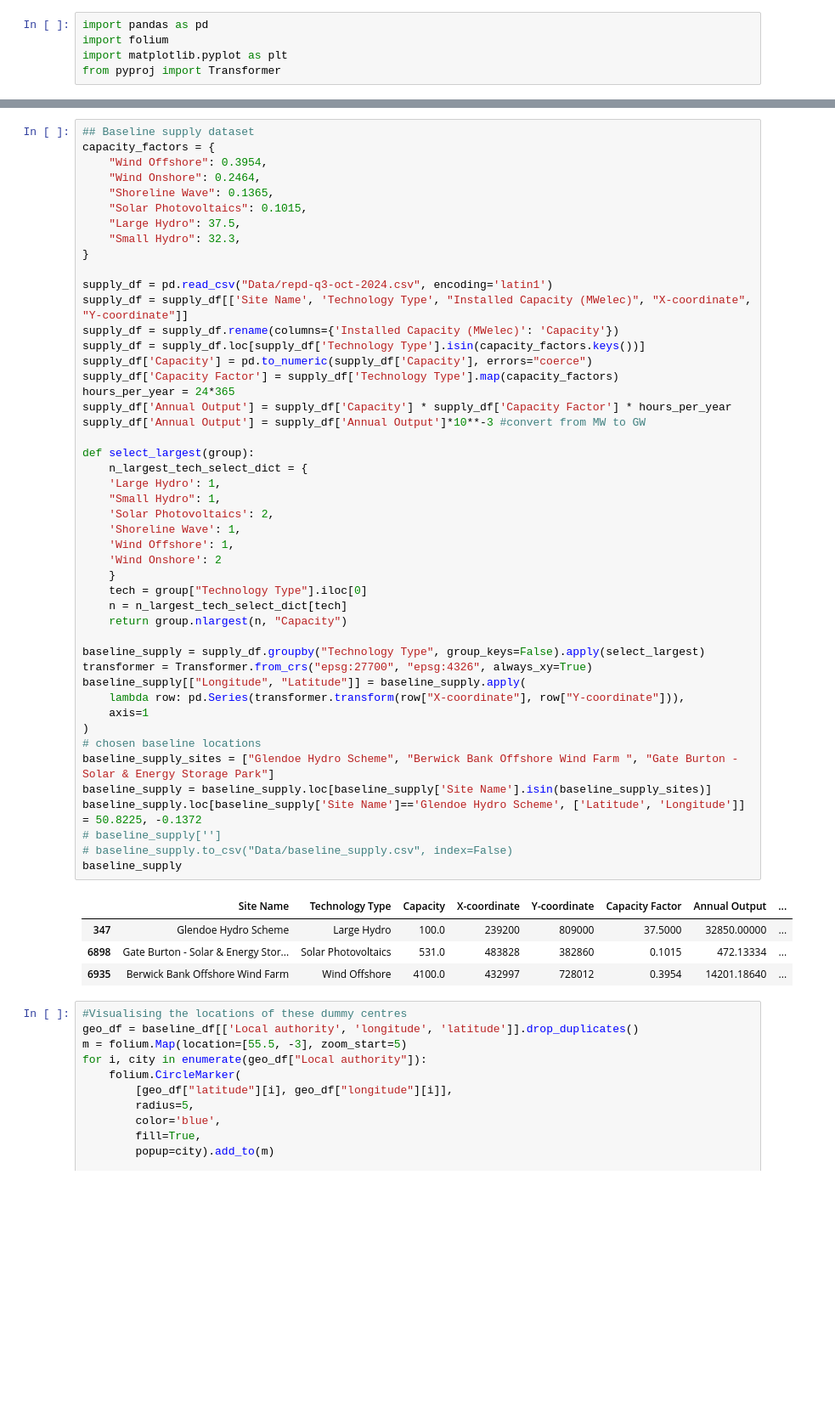
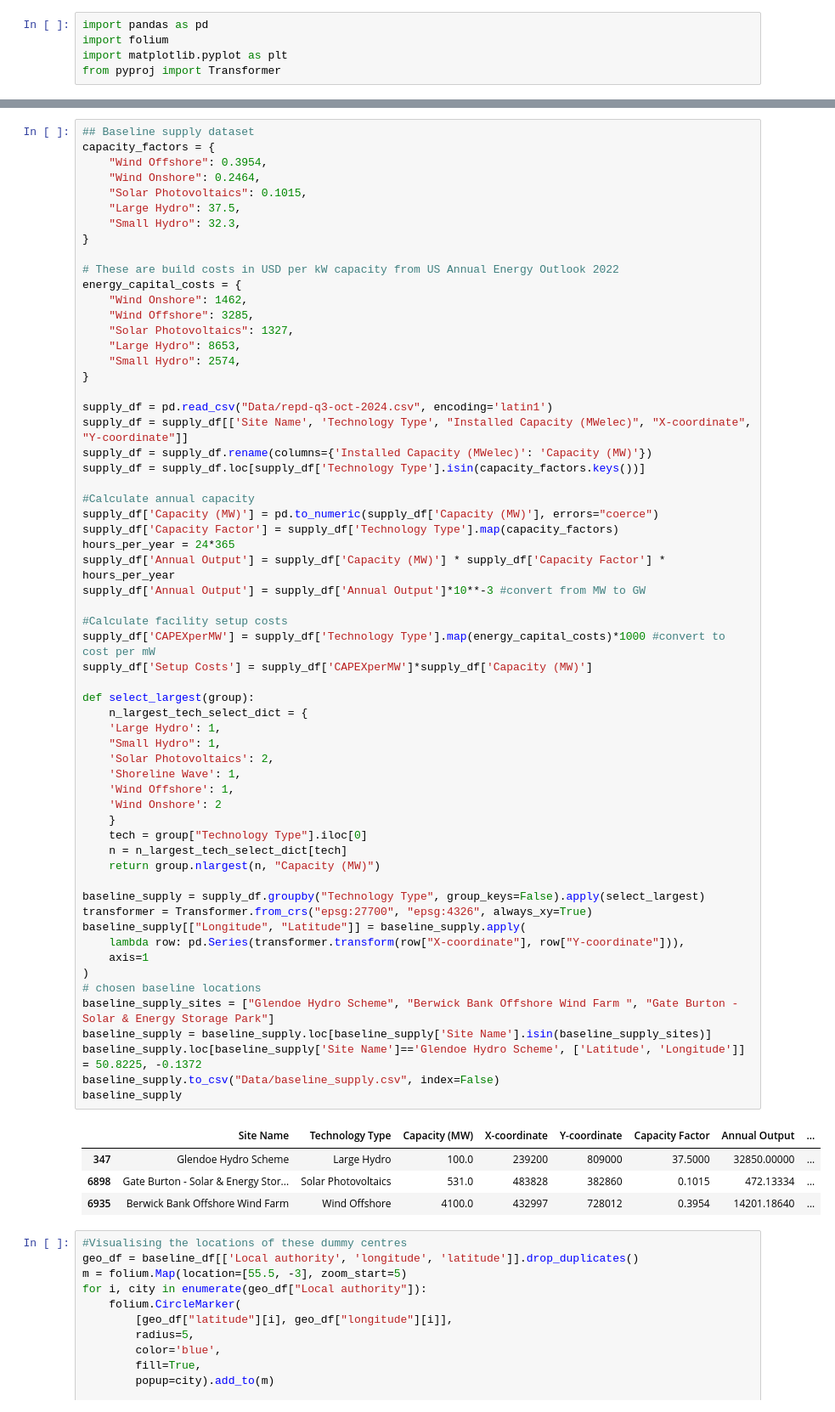
Before and after one commit to intimantripp/UK_RenewableEnergy_CFLP, a Jupyter notebook: DataConstruction.ipynb, the cells around one changed output, grey strips where cells are left out. Shown at 85% size. Saved outputs shown, nothing was run; the diff lists cells and outputs as text; blank space fills up the shorter version.

```diff
--- a/DataConstruction.ipynb
+++ b/DataConstruction.ipynb
@@ -78,50 +78,63 @@ m
 capacity_factors = {
     "Wind Offshore": 0.3954,
     "Wind Onshore": 0.2464,
-    "Shoreline Wave": 0.1365,
     "Solar Photovoltaics": 0.1015,
     "Large Hydro": 37.5,
     "Small Hydro": 32.3,
 }
 
+# These are build costs in USD per kW capacity from US Annual Energy Outlook 2022
+energy_capital_costs = {
+    "Wind Onshore": 1462,
+    "Wind Offshore": 3285,
+    "Solar Photovoltaics": 1327,
+    "Large Hydro": 8653,
+    "Small Hydro": 2574,
+}
+
 supply_df = pd.read_csv("Data/repd-q3-oct-2024.csv", encoding='latin1')
 supply_df = supply_df[['Site Name', 'Technology Type', "Installed Capacity (MWelec)", "X-coordinate", "Y-coordinate"]]
-supply_df = supply_df.rename(columns={'Installed Capacity (MWelec)': 'Capacity'})
+supply_df = supply_df.rename(columns={'Installed Capacity (MWelec)': 'Capacity (MW)'})
 supply_df = supply_df.loc[supply_df['Technology Type'].isin(capacity_factors.keys())]
-supply_df['Capacity'] = pd.to_numeric(supply_df['Capacity'], errors="coerce")
+
+#Calculate annual capacity
+supply_df['Capacity (MW)'] = pd.to_numeric(supply_df['Capacity (MW)'], errors="coerce")
 supply_df['Capacity Factor'] = supply_df['Technology Type'].map(capacity_factors)
 hours_per_year = 24*365
-supply_df['Annual Output'] = supply_df['Capacity'] * supply_df['Capacity Factor'] * hours_per_year
+supply_df['Annual Output'] = supply_df['Capacity (MW)'] * supply_df['Capacity Factor'] * hours_per_year
 supply_df['Annual Output'] = supply_df['Annual Output']*10**-3 #convert from MW to GW
+
+#Calculate facility setup costs
+supply_df['CAPEXperMW'] = supply_df['Technology Type'].map(energy_capital_costs)*1000 #convert to cost per mW
+supply_df['Setup Costs'] = supply_df['CAPEXperMW']*supply_df['Capacity (MW)']
 
 def select_largest(group):
     n_largest_tech_select_dict = {
     'Large Hydro': 1,
     "Small Hydro": 1,
     'Solar Photovoltaics': 2,
     'Shoreline Wave': 1,
     'Wind Offshore': 1,
     'Wind Onshore': 2
     }
     tech = group["Technology Type"].iloc[0]
     n = n_largest_tech_select_dict[tech]
-    return group.nlargest(n, "Capacity")
+    return group.nlargest(n, "Capacity (MW)")
 
 baseline_supply = supply_df.groupby("Technology Type", group_keys=False).apply(select_largest)
 transformer = Transformer.from_crs("epsg:27700", "epsg:4326", always_xy=True)
 baseline_supply[["Longitude", "Latitude"]] = baseline_supply.apply(
     lambda row: pd.Series(transformer.transform(row["X-coordinate"], row["Y-coordinate"])),
     axis=1
 )
 # chosen baseline locations
 baseline_supply_sites = ["Glendoe Hydro Scheme", "Berwick Bank Offshore Wind Farm ", "Gate Burton - Solar & Energy Storage Park"]
 baseline_supply = baseline_supply.loc[baseline_supply['Site Name'].isin(baseline_supply_sites)]
 baseline_supply.loc[baseline_supply['Site Name']=='Glendoe Hydro Scheme', ['Latitude', 'Longitude']] = 50.8225, -0.1372
-# baseline_supply['']
-# baseline_supply.to_csv("Data/baseline_supply.csv", index=False)
+baseline_supply.to_csv("Data/baseline_supply.csv", index=False)
 baseline_supply
 # %% [output]
-|  | Site Name | Technology Type | Capacity | X-coordinate | Y-coordinate | Capacity Factor | Annual Output | ... |
+|  | Site Name | Technology Type | Capacity (MW) | X-coordinate | Y-coordinate | Capacity Factor | Annual Output | ... |
 | 347 | Glendoe Hydro Scheme | Large Hydro | 100.0 | 239200 | 809000 | 37.5000 | 32850.00000 | ... |
 | 6898 | Gate Burton - Solar & Energy Stor... | Solar Photovoltaics | 531.0 | 483828 | 382860 | 0.1015 | 472.13334 | ... |
 | 6935 | Berwick Bank Offshore Wind Farm | Wind Offshore | 4100.0 | 432997 | 728012 | 0.3954 | 14201.18640 | ... |
```
Also changed, not shown: parts of 3 cells of this notebook, 10 other files.
